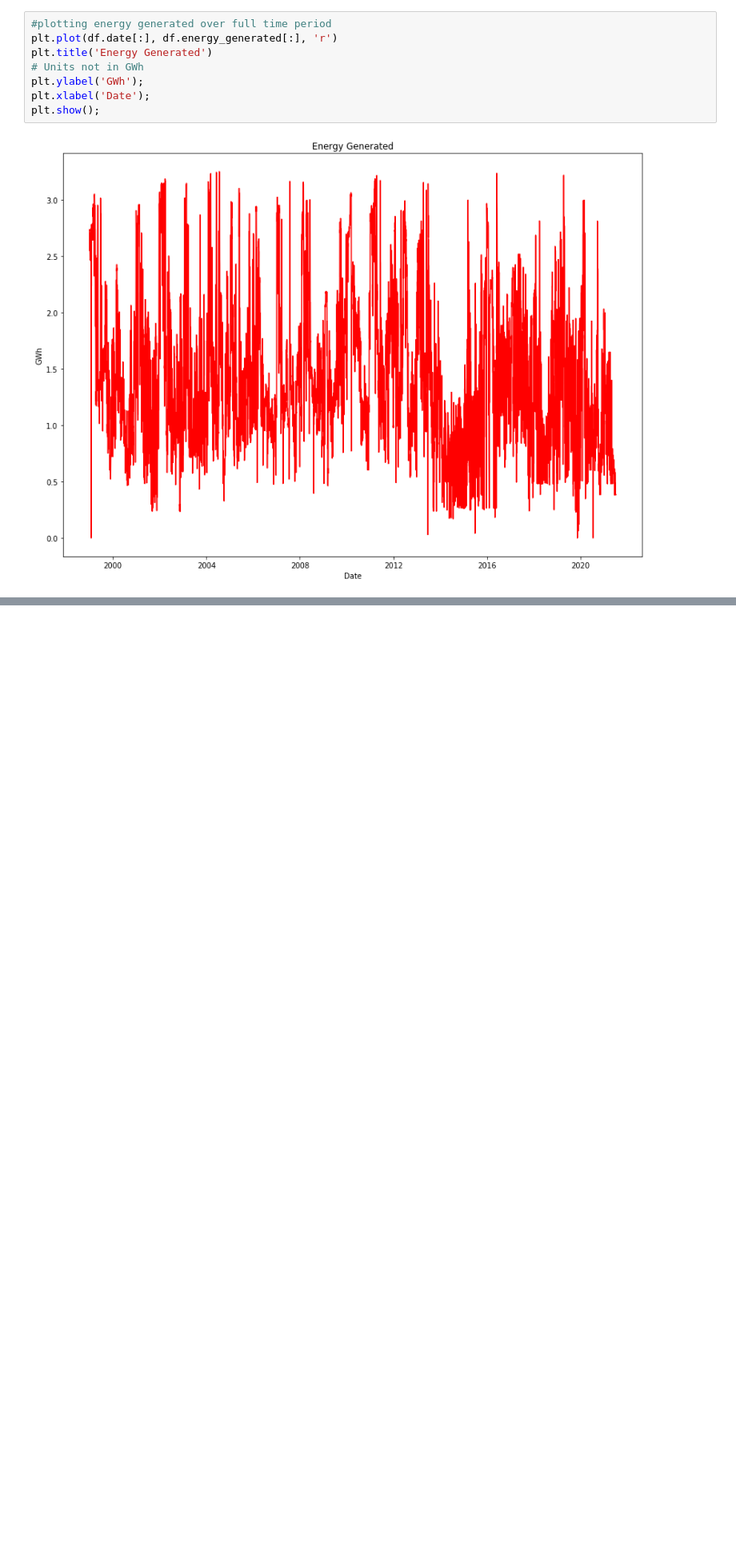
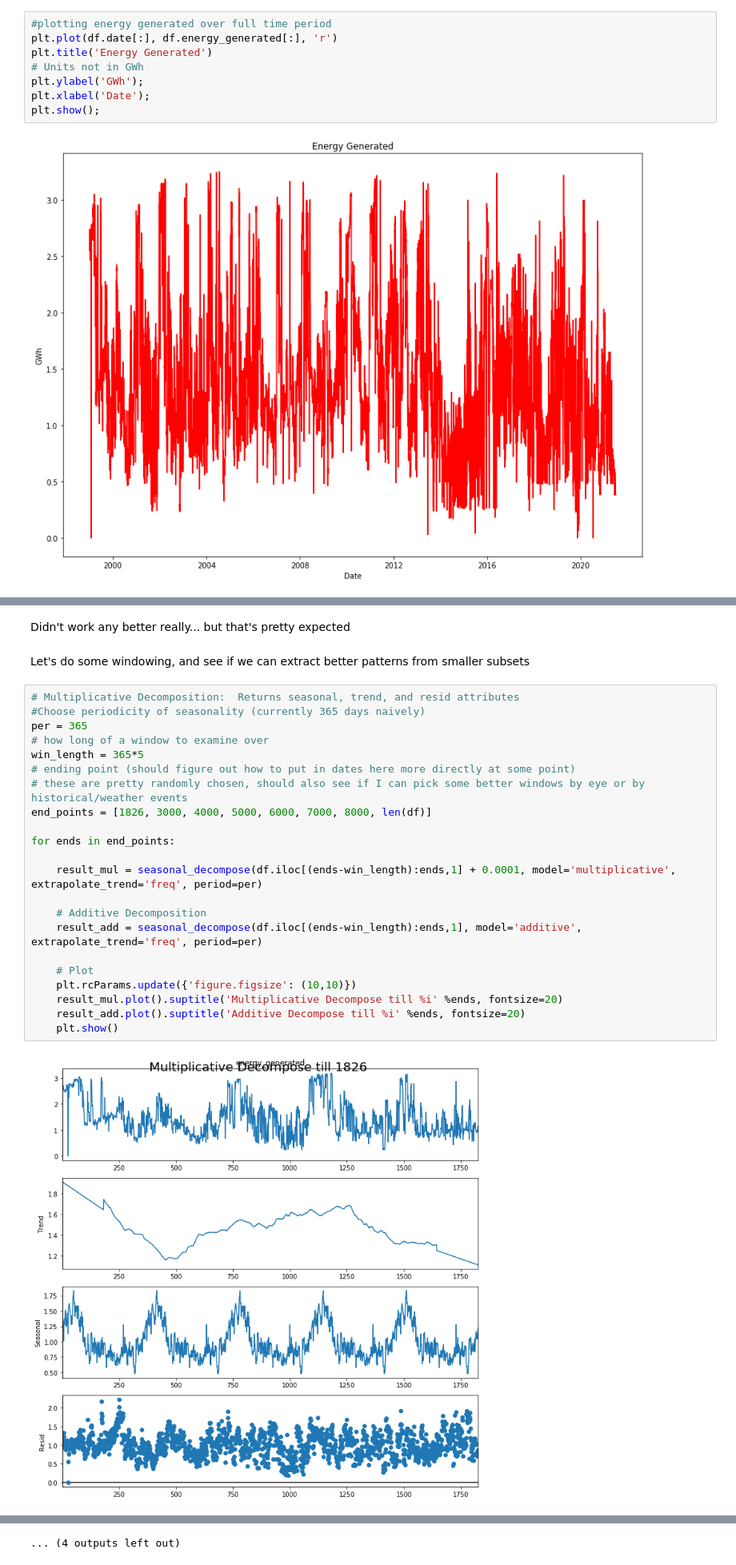
Before and after one commit to cameronthieme/IMAbootcamp2021, a Jupyter notebook: python_time_series/python_time_series.ipynb, the cells around one changed output, grey strips where cells are left out. Shown at 80% size. Saved outputs shown, nothing was run; the diff lists cells and outputs as text; blank space fills up the shorter version.

```diff
--- a/python_time_series/python_time_series.ipynb
+++ b/python_time_series/python_time_series.ipynb
@@ -65,0 +167,28 @@ plt.show()
+# %% [markdown]
+Didn't work any better really... but that's pretty expected
+# %% [markdown]
+Let's do some windowing, and see if we can extract better patterns from smaller subsets
+# %%
+# Multiplicative Decomposition:  Returns seasonal, trend, and resid attributes
+#Choose periodicity of seasonality (currently 365 days naively)
+per = 365
+# how long of a window to examine over
+win_length = 365*5
+# ending point (should figure out how to put in dates here more directly at some point)
+# these are pretty randomly chosen, should also see if I can pick some better windows by eye or by historical/weather events
+end_points = [1826, 3000, 4000, 5000, 6000, 7000, 8000, len(df)]
+
+for ends in end_points:
+
+    result_mul = seasonal_decompose(df.iloc[(ends-win_length):ends,1] + 0.0001, model='multiplicative', extrapolate_trend='freq', period=per)
+
+    # Additive Decomposition
+    result_add = seasonal_decompose(df.iloc[(ends-win_length):ends,1], model='additive', extrapolate_trend='freq', period=per)
+
+    # Plot
+    plt.rcParams.update({'figure.figsize': (10,10)})
+    result_mul.plot().suptitle('Multiplicative Decompose till %i' %ends, fontsize=20)
+    result_add.plot().suptitle('Additive Decompose till %i' %ends, fontsize=20)
+    plt.show()
+# %% [output]
+[figure, added]
@@ -65,0 +206 @@ plt.show()
+... (4 outputs left out)
```
Also changed, not shown: parts of 14 cells of this notebook.
